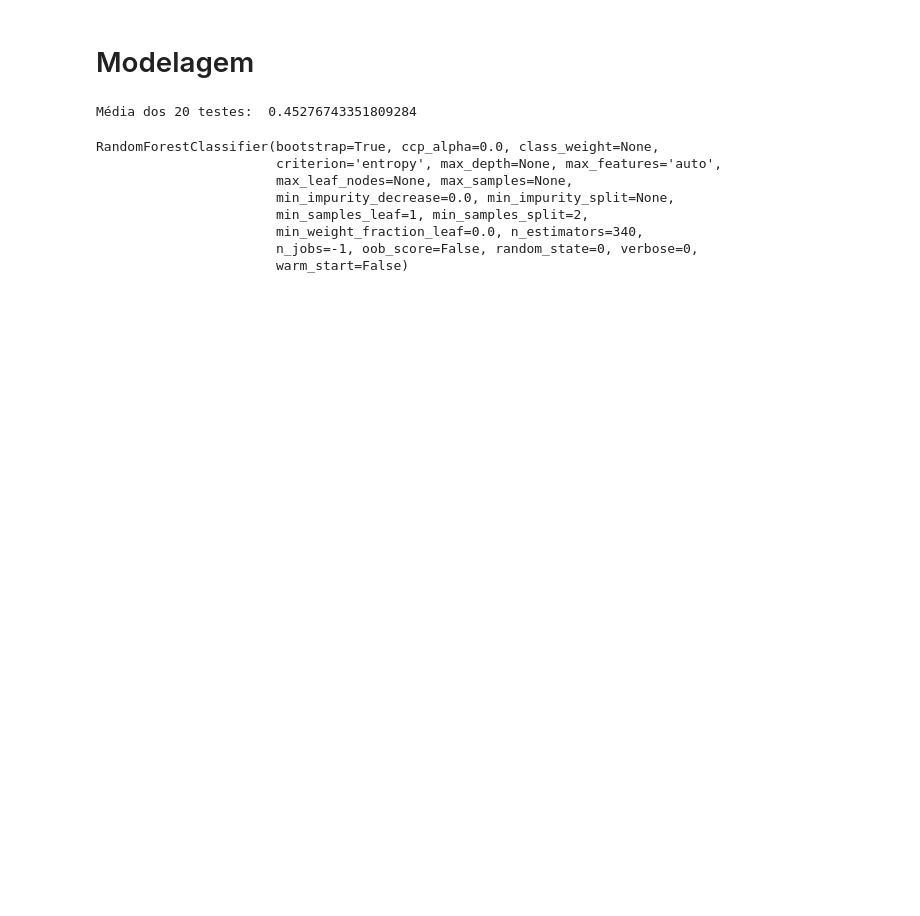
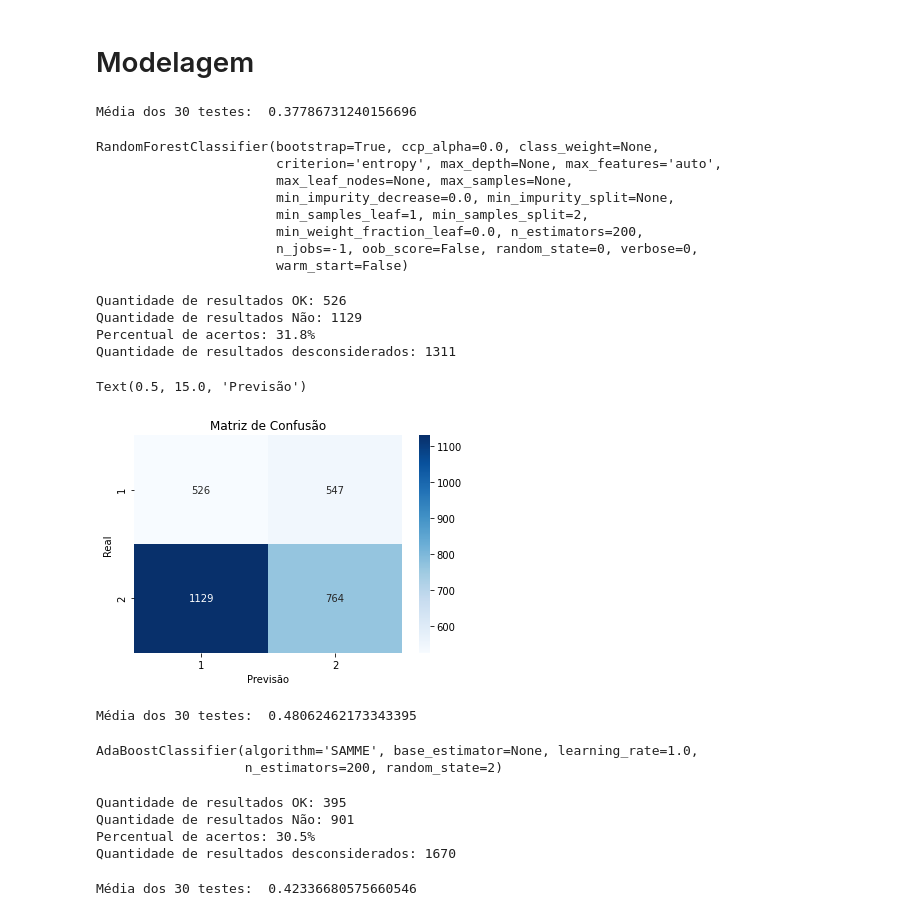
Before and after one commit to htsnet/automacao-de-negocios, a Jupyter notebook: Automacao_de_Negocios_Mes_Seguinte_Escondido.ipynb, the cells around one changed output. Drawn from its saved outputs; the diff is of its cells as text; code cells hidden in the pictures; blank space fills up the shorter version.

```diff
--- a/Automacao_de_Negocios_Mes_Seguinte_Escondido.ipynb
+++ b/Automacao_de_Negocios_Mes_Seguinte_Escondido.ipynb
@@ -57,3 +63,7 @@ mesValidacao = '04' #test
+# %%
+#escolhas dos meses para tratar
+mesesTreino = ['01', '02', '03', '04', '05', '06', '07', '08', '09', '10', '11'] #train
+mesValidacao = '12' #test
 # %%
 #prepara os datasets de acordo com os meses informados
 variables = locals()
@@ -139,2 +93,6 @@ Total de resultado 1 e 2 em teste:  1479 + 1857 = 3336
 # %% [markdown]
 # Modelagem
+# %%
+#definição de parâmetros para todos os classificadores
+estimadores = 200
+quantidadeValidacaoCruzada = 30
@@ -148,9 +124,9 @@ def rfc_test(X_train, y_train, n_estimators, cv):
   return rfc
 # %%
 #gera o modelo
-model = rfc_test(X_train, y_train, cv=20, n_estimators=340)
+model = rfc_test(X_train, y_train, cv=quantidadeValidacaoCruzada, n_estimators=estimadores)
 # %% [output]
-Média dos 20 testes:  0.45276743351809284
+Média dos 30 testes:  0.37786731240156696
 # %%
 #fit modelo
 model.fit(X_train, y_train.values.ravel())
@@ -160,10 +136,28 @@ RandomForestClassifier(bootstrap=True, ccp_alpha=0.0, class_weight=None,
                        max_leaf_nodes=None, max_samples=None,
                        min_impurity_decrease=0.0, min_impurity_split=None,
                        min_samples_leaf=1, min_samples_split=2,
-                       min_weight_fraction_leaf=0.0, n_estimators=340,
+                       min_weight_fraction_leaf=0.0, n_estimators=200,
                        n_jobs=-1, oob_score=False, random_state=0, verbose=0,
                        warm_start=False)
 # %%
 #faz predição com dados de validacao
 valoresPrevistos = model.predict(X_test)
 #resultado = 1 ou 2
+mostraResultado(y_test, valoresPrevistos)
+# %% [output]
+Quantidade de resultados OK: 526
+Quantidade de resultados Não: 1129
+Percentual de acertos: 31.8%
+Quantidade de resultados desconsiderados: 1311
+# %%
+#gera uma matriz de confusão
+cm = confusion_matrix(y_test, valoresPrevistos)
+x_axis_labels = [1, 2]
+y_axis_labels = [1, 2]
+sns.heatmap(cm, annot=True, cmap='Blues', fmt='g', xticklabels=x_axis_labels, yticklabels=y_axis_labels)
+plt.title('Matriz de Confusão')
+plt.ylabel('Real')
+plt.xlabel('Previsão')
+# %% [output]
+Text(0.5, 15.0, 'Previsão')
+[figure, added]
@@ -169,0 +172,21 @@ valoresPrevistos = model.predict(X_test)
+# %%
+#gera o modelo
+model = abc_test(X_train, y_train, cv=quantidadeValidacaoCruzada, n_estimators=estimadores)
+# %% [output]
+Média dos 30 testes:  0.48062462173343395
+# %%
+#fit modelo
+model.fit(X_train, y_train.values.ravel())
+# %% [output]
+AdaBoostClassifier(algorithm='SAMME', base_estimator=None, learning_rate=1.0,
+                   n_estimators=200, random_state=2)
+# %%
+#faz predição com dados de validacao
+valoresPrevistos = model.predict(X_test)
+#resultado = 1 ou 2
+mostraResultado(y_test, valoresPrevistos)
+# %% [output]
+Quantidade de resultados OK: 395
+Quantidade de resultados Não: 901
+Percentual de acertos: 30.5%
+Quantidade de resultados desconsiderados: 1670
@@ -169,0 +201,5 @@ valoresPrevistos = model.predict(X_test)
+# %%
+#gera o modelo
+model = gbc_test(X_train, y_train, cv=quantidadeValidacaoCruzada, n_estimators=estimadores)
+# %% [output]
+Média dos 30 testes:  0.42336680575660546
```
Also changed, not shown: parts of 28 cells of this notebook.
